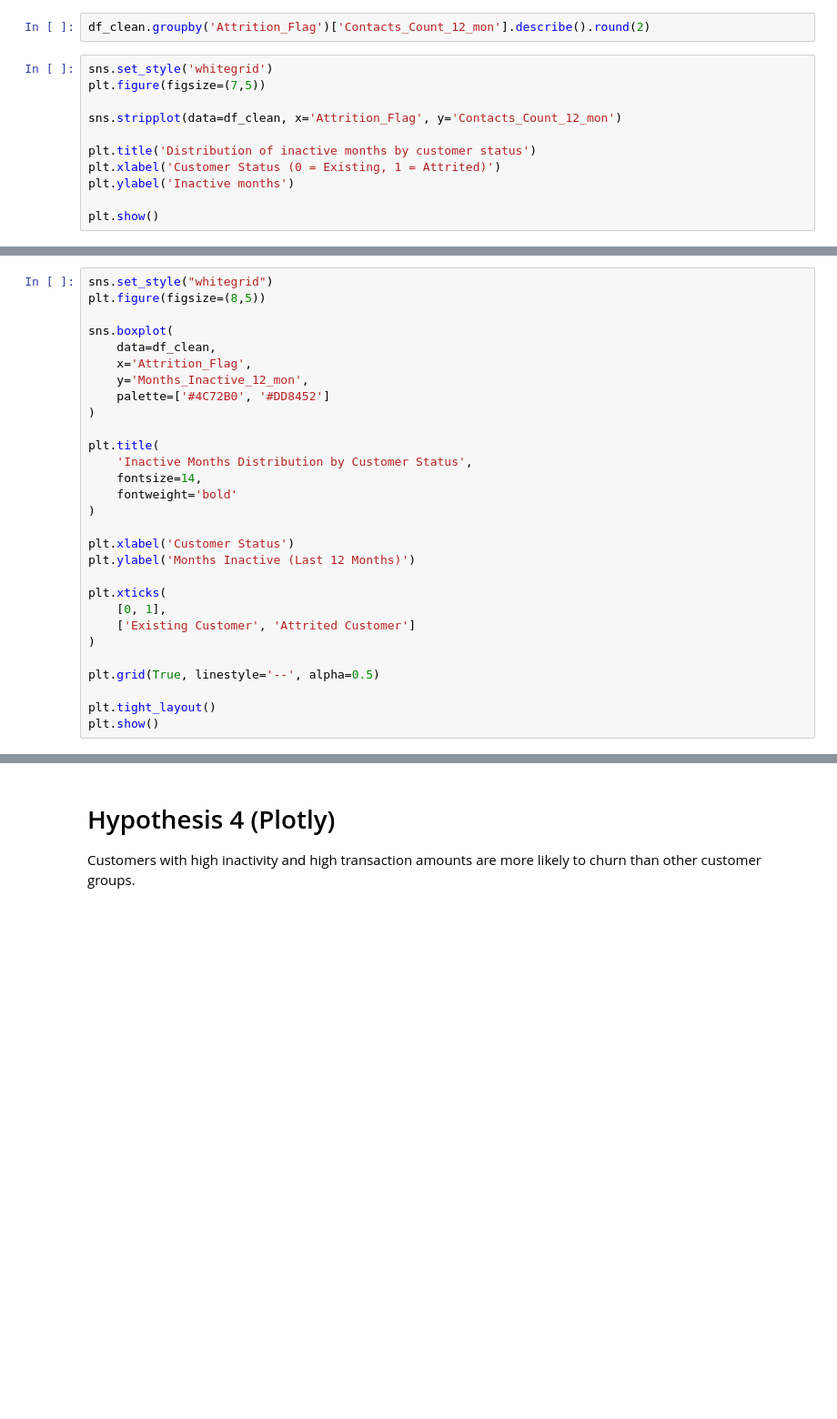
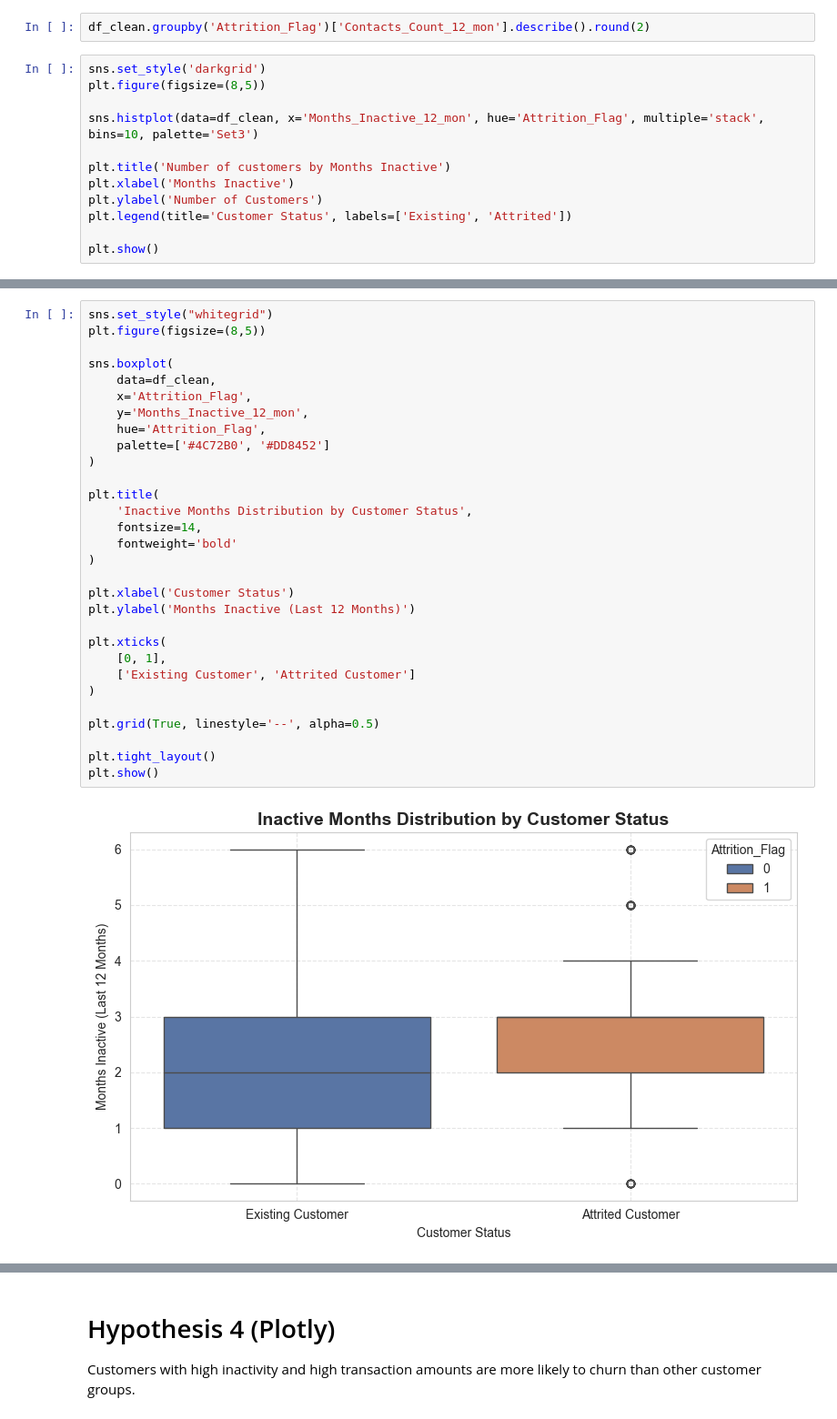
Before and after one commit to navmann99/credit_card_analysis, a Jupyter notebook: jupyter_notebooks/Data_Visualisations.ipynb, the cells around one changed output, grey strips where cells are left out. Shown at 91% size. Drawn from its saved outputs; the diff is of its cells as text; blank space fills up the shorter version.

```diff
--- a/jupyter_notebooks/Data_Visualisations.ipynb
+++ b/jupyter_notebooks/Data_Visualisations.ipynb
@@ -199,13 +208,14 @@ plt.show()
 # %%
 df_clean.groupby('Attrition_Flag')['Contacts_Count_12_mon'].describe().round(2)
 # %%
-sns.set_style('whitegrid')
-plt.figure(figsize=(7,5))
+sns.set_style('darkgrid')
+plt.figure(figsize=(8,5))
 
-sns.stripplot(data=df_clean, x='Attrition_Flag', y='Contacts_Count_12_mon')
+sns.histplot(data=df_clean, x='Months_Inactive_12_mon', hue='Attrition_Flag', multiple='stack', bins=10, palette='Set3')
 
-plt.title('Distribution of inactive months by customer status')
-plt.xlabel('Customer Status (0 = Existing, 1 = Attrited)')
-plt.ylabel('Inactive months')
+plt.title('Number of customers by Months Inactive')
+plt.xlabel('Months Inactive')
+plt.ylabel('Number of Customers')
+plt.legend(title='Customer Status', labels=['Existing', 'Attrited'])
 
 plt.show()
@@ -214,29 +224,32 @@ plt.show()
 # %%
 sns.set_style("whitegrid")
 plt.figure(figsize=(8,5))
 
 sns.boxplot(
     data=df_clean,
     x='Attrition_Flag',
     y='Months_Inactive_12_mon',
+    hue='Attrition_Flag',
     palette=['#4C72B0', '#DD8452']
 )
 
 plt.title(
     'Inactive Months Distribution by Customer Status',
     fontsize=14,
     fontweight='bold'
 )
 
 plt.xlabel('Customer Status')
 plt.ylabel('Months Inactive (Last 12 Months)')
 
 plt.xticks(
     [0, 1],
     ['Existing Customer', 'Attrited Customer']
 )
 
 plt.grid(True, linestyle='--', alpha=0.5)
 
 plt.tight_layout()
 plt.show()
+# %% [output]
+[figure, added]
```
Also changed, not shown: parts of 10 cells of this notebook.
